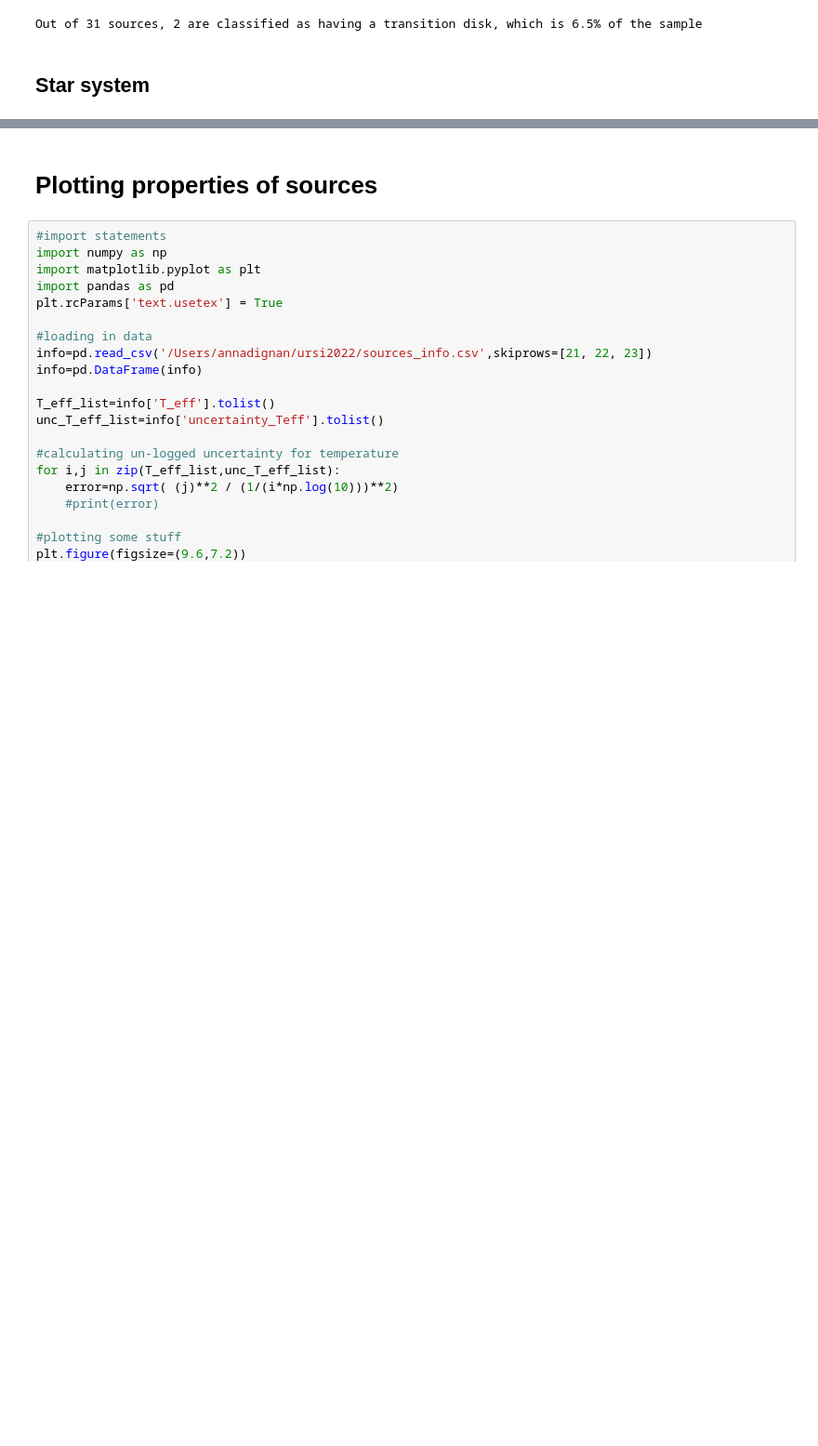
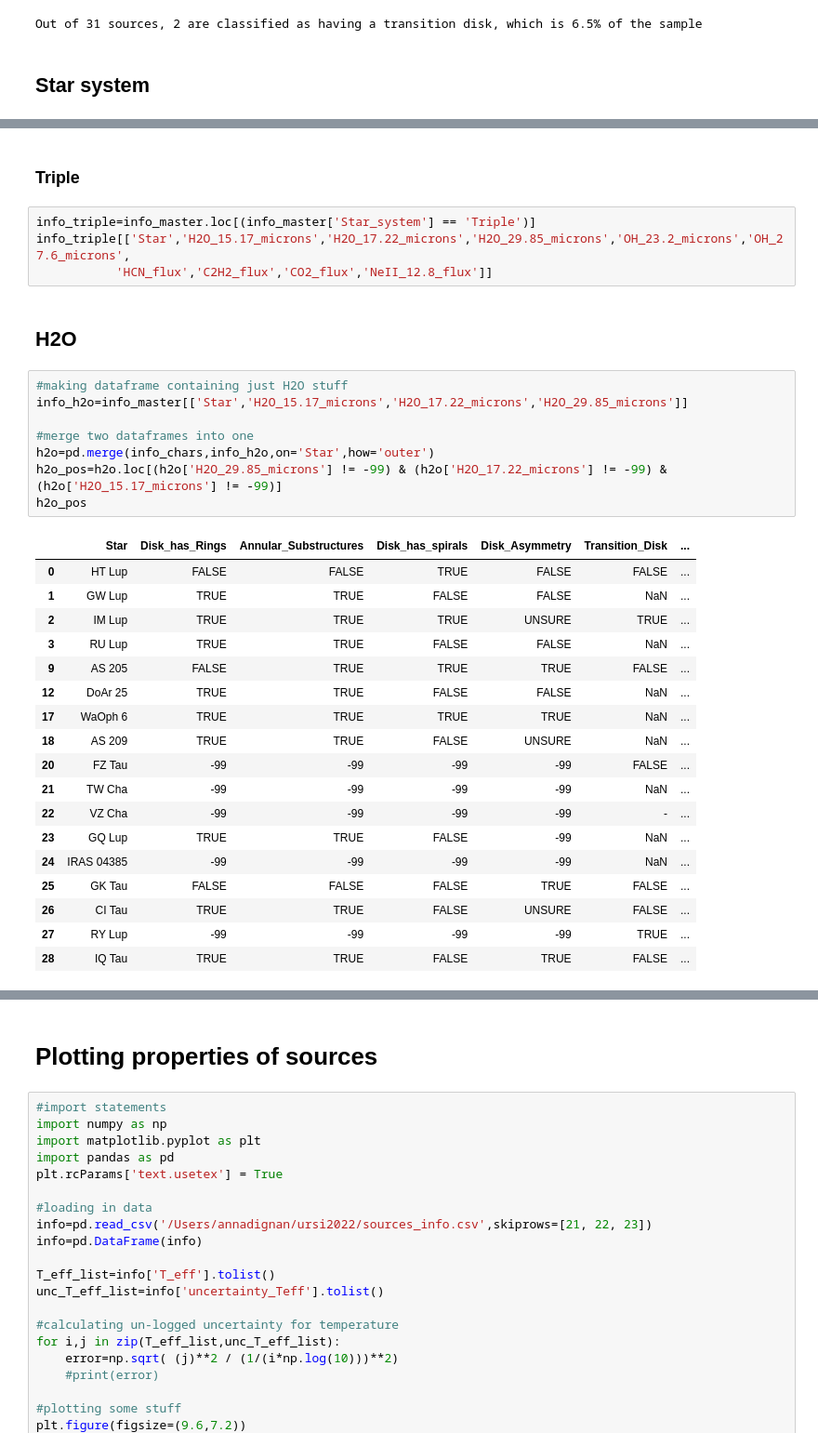
Before and after one commit to annadignan/ursi2022, a Jupyter notebook: summer2022research.ipynb, the cells around one changed output, grey strips where cells are left out. Shown at 93% size. Cells and saved outputs as stored; diff of their text form; blank space fills up the shorter version.

```diff
--- a/summer2022research.ipynb
+++ b/summer2022research.ipynb
@@ -110,0 +392,35 @@ Out of 31 sources, 5 are unconfirmed, which is 16.1% of the sample
+# %% [markdown]
+### Triple
+# %%
+info_triple=info_master.loc[(info_master['Star_system'] == 'Triple')]
+info_triple[['Star','H2O_15.17_microns','H2O_17.22_microns','H2O_29.85_microns','OH_23.2_microns','OH_27.6_microns',
+           'HCN_flux','C2H2_flux','CO2_flux','NeII_12.8_flux']]
+# %% [markdown]
+## H2O
+# %%
+#making dataframe containing just H2O stuff
+info_h2o=info_master[['Star','H2O_15.17_microns','H2O_17.22_microns','H2O_29.85_microns']]
+
+#merge two dataframes into one
+h2o=pd.merge(info_chars,info_h2o,on='Star',how='outer')
+h2o_pos=h2o.loc[(h2o['H2O_29.85_microns'] != -99) & (h2o['H2O_17.22_microns'] != -99) & (h2o['H2O_15.17_microns'] != -99)]
+h2o_pos
+# %% [output]
+|  | Star | Disk_has_Rings | Annular_Substructures | Disk_has_spirals | Disk_Asymmetry | Transition_Disk | ... |
+| 0 | HT Lup | FALSE | FALSE | TRUE | FALSE | FALSE | ... |
+| 1 | GW Lup | TRUE | TRUE | FALSE | FALSE | NaN | ... |
+| 2 | IM Lup | TRUE | TRUE | TRUE | UNSURE | TRUE | ... |
+| 3 | RU Lup | TRUE | TRUE | FALSE | FALSE | NaN | ... |
+| 9 | AS 205 | FALSE | TRUE | TRUE | TRUE | FALSE | ... |
+| 12 | DoAr 25 | TRUE | TRUE | FALSE | FALSE | NaN | ... |
+| 17 | WaOph 6 | TRUE | TRUE | TRUE | TRUE | NaN | ... |
+| 18 | AS 209 | TRUE | TRUE | FALSE | UNSURE | NaN | ... |
+| 20 | FZ Tau | -99 | -99 | -99 | -99 | FALSE | ... |
+| 21 | TW Cha | -99 | -99 | -99 | -99 | NaN | ... |
+| 22 | VZ Cha | -99 | -99 | -99 | -99 | - | ... |
+| 23 | GQ Lup | TRUE | TRUE | FALSE | -99 | NaN | ... |
+| 24 | IRAS 04385 | -99 | -99 | -99 | -99 | NaN | ... |
+| 25 | GK Tau | FALSE | FALSE | FALSE | TRUE | FALSE | ... |
+| 26 | CI Tau | TRUE | TRUE | FALSE | UNSURE | FALSE | ... |
+| 27 | RY Lup | -99 | -99 | -99 | -99 | TRUE | ... |
+| 28 | IQ Tau | TRUE | TRUE | FALSE | TRUE | FALSE | ... |
```
Also changed, not shown: parts of 14 cells of this notebook, 3 other files.
